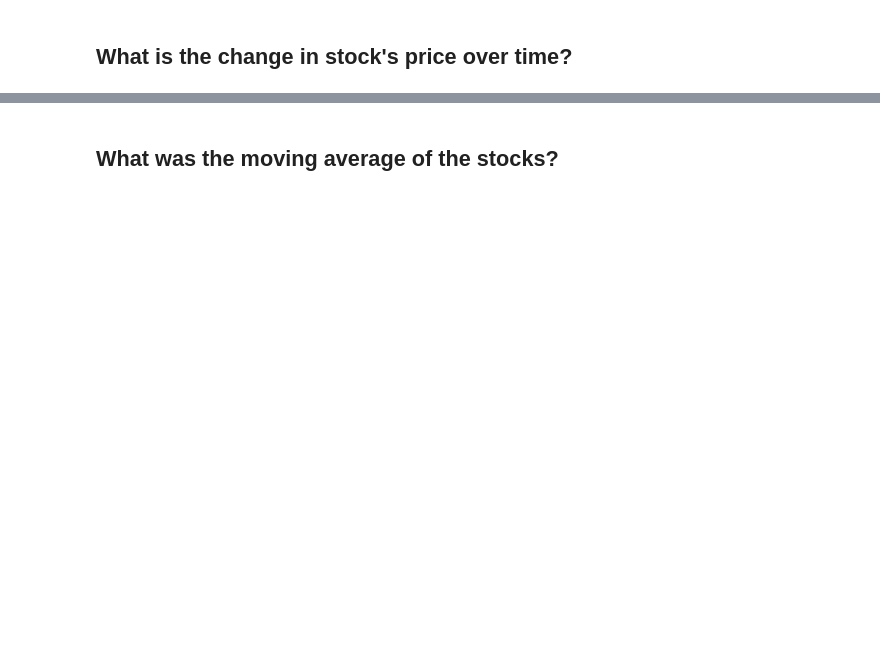
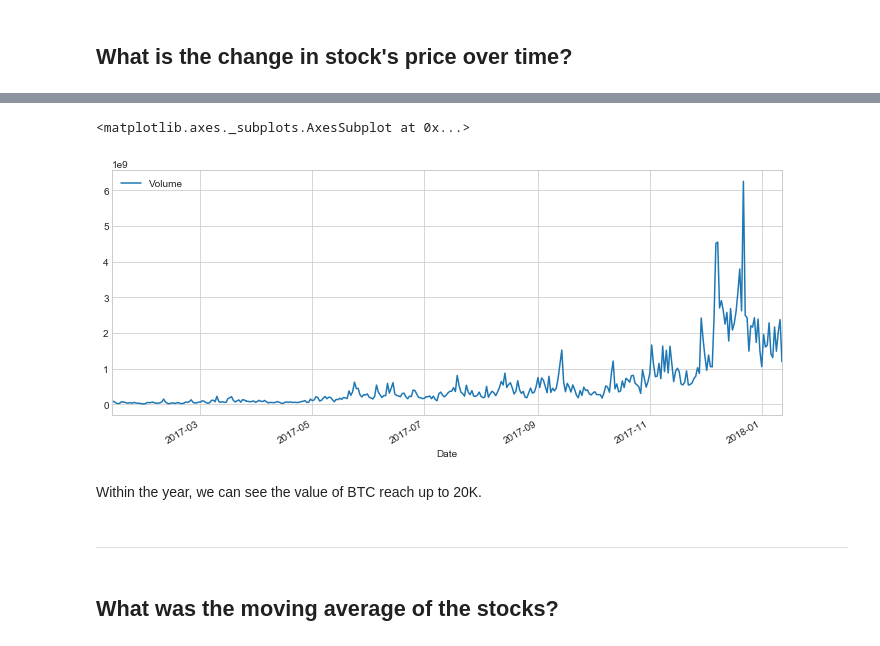
Before and after one commit to melvfnz/data_science_portfolio, a Jupyter notebook: Cryptocurrency Market Analysis.ipynb, the cells around one changed output, grey strips where cells are left out. Cells and saved outputs as stored; diff of their text form; code cells hidden in the pictures; blank space fills up the shorter version.

```diff
--- a/Cryptocurrency Market Analysis.ipynb
+++ b/Cryptocurrency Market Analysis.ipynb
@@ -61,6 +95,13 @@ AAPL['Adj Close'].plot(legend = True, figsize=(12,5))
 # %%
 #Using pandas once more to plot the total volume being traded over time
-AAPL['Volume'].plot(legend=True,figsize=(12,5))
+BTC['Volume'].plot(legend=True,figsize=(12,5))
+# %% [output]
+<matplotlib.axes._subplots.AxesSubplot at 0x...>
+[figure, added]
+# %% [markdown]
+Within the year, we can see the value of BTC reach up to 20K.
+# %% [markdown]
+***
 # %% [markdown]
 ## What was the moving average of the stocks?
 # %%
```
Also changed, not shown: parts of 30 cells of this notebook.
